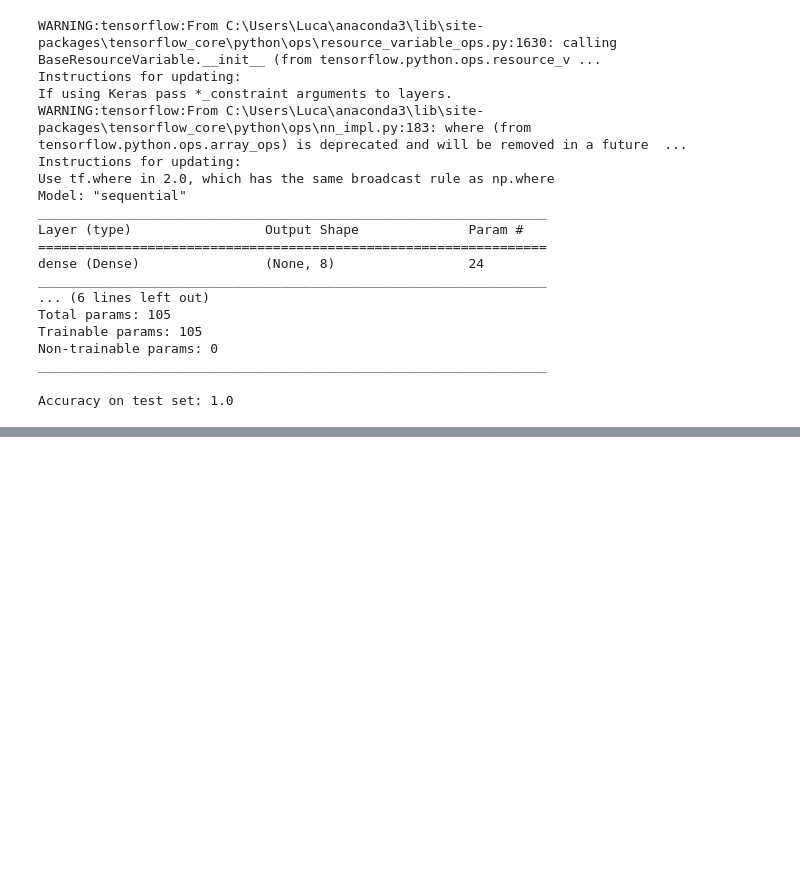
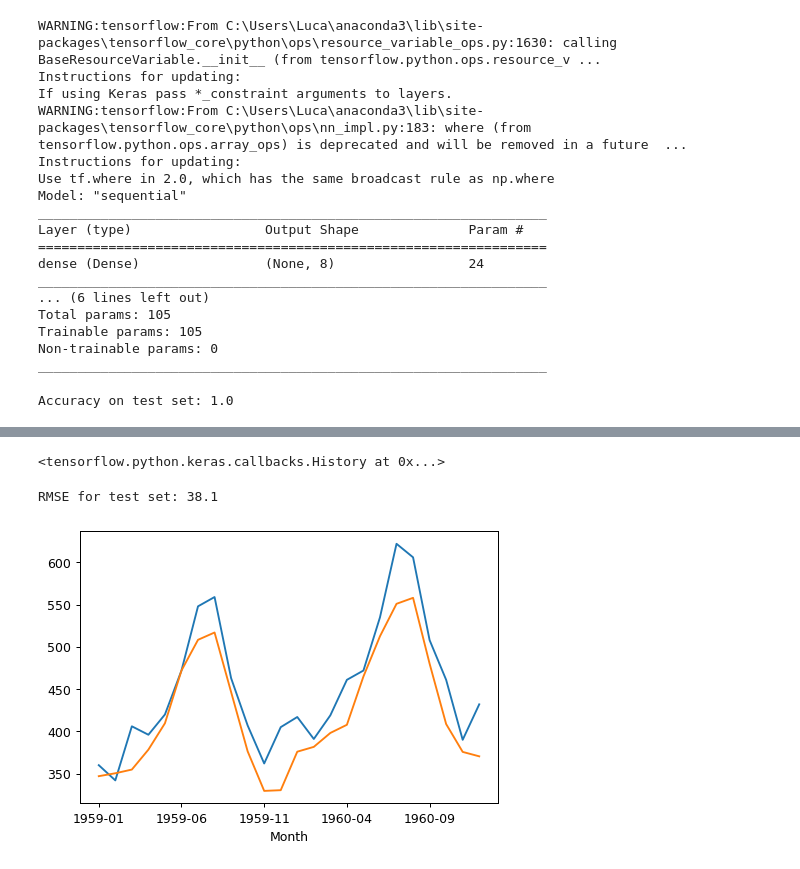
Before and after one commit to lmassaron/ml4dummies_2ed, a Jupyter notebook: ch_14/ML4D2D; 14; Hitting Complexity with Neural Networks.ipynb, the cells around one changed output, grey strips where cells are left out. Cells and saved outputs as stored; diff of their text form; code cells hidden in the pictures; blank space fills up the shorter version.

```diff
--- a/ch_14/ML4D2D; 14; Hitting Complexity with Neural Networks.ipynb
+++ b/ch_14/ML4D2D; 14; Hitting Complexity with Neural Networks.ipynb
@@ -79,0 +228,16 @@ plt.show()
+# %%
+y_train = y[:-24]
+y_test = y[-24:]
+
+X_train = X[:-24]
+X_test = X[-24:]
+# %%
+import tensorflow.keras as keras
+
+model = keras.models.Sequential()
+model.add(keras.layers.LSTM(units=4,
+              input_shape=(1, lookback)))
+model.add(keras.layers.Dense(4, activation='relu'))
+model.add(keras.layers.Dense(1))
+model.compile(loss='mean_squared_error', optimizer='adam')
+model.summary()
@@ -79,0 +259,24 @@ plt.show()
+# %%
+model.fit(X_train, y_train,
+          epochs=300,
+          batch_size=8,
+          shuffle=True,
+          verbose=0)
+# %% [output]
+<tensorflow.python.keras.callbacks.History at 0x...>
+# %%
+preds = model.predict(X_test) * max_value
+real = y_test * max_value
+# %%
+from sklearn.metrics import mean_squared_error
+rmse = np.sqrt(mean_squared_error(y_true=real, y_pred=preds))
+print(f"RMSE for test set: {rmse:0.3}")
+# %% [output]
+RMSE for test set: 38.1
+# %%
+fig, ax = plt.subplots(dpi=90)
+real.plot()
+ax.plot(preds)
+plt.show()
+# %% [output]
+[figure, added]
```
Also changed, not shown: parts of 18 cells of this notebook, 1 other file.
